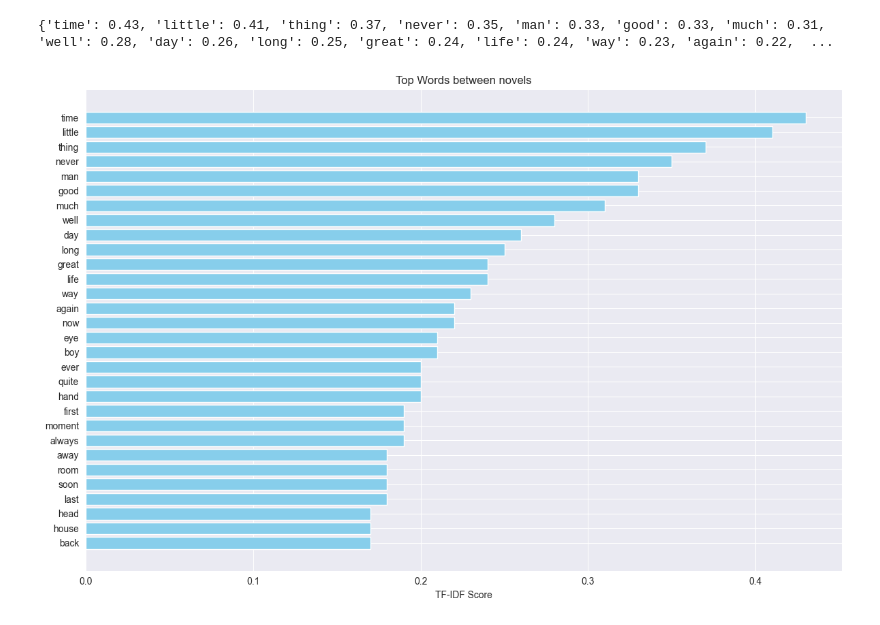
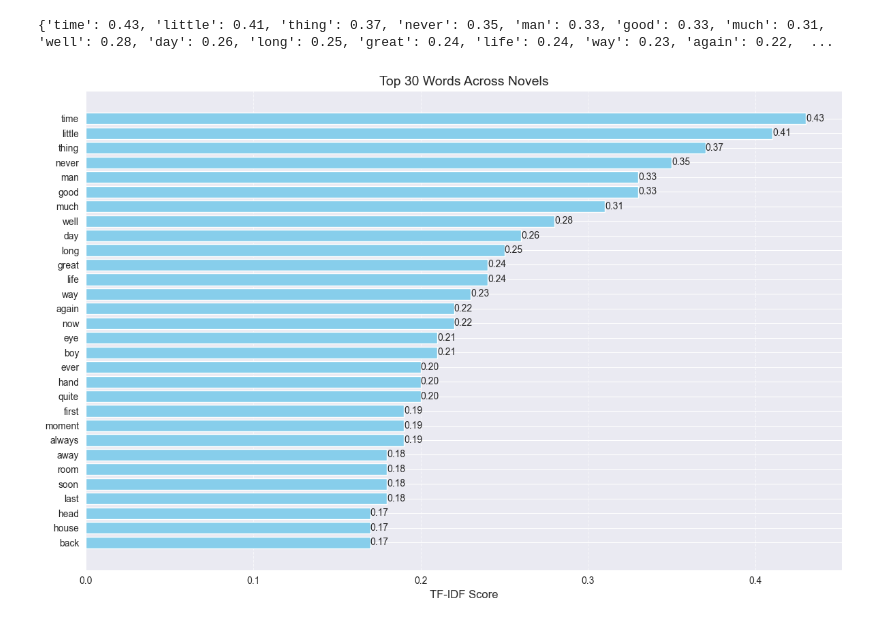
Before and after one commit to BenjaSar/novelBot, a Jupyter notebook: EDA.ipynb, the cells around one changed output. Saved outputs shown, nothing was run; the diff lists cells and outputs as text; code cells hidden in the pictures.

```diff
--- a/EDA.ipynb
+++ b/EDA.ipynb
@@ -134,7 +134,6 @@ Word count: 78988
 def cleaning_text(text: str, remove_stopwords:bool = True) -> str:
     """Perform cleaning on text."""
     # Normalize chapter/section headings (e.g., "Chapter I" -> "\nChapter I")
-
     text = re.sub(
         r'(?<!\n)\b(CHAPTER|Chapter|Ch\.?|Section|Sec\.?)\s+([IVXLCDM0-9]+\.?)(?=\s|$)',
         r'\n\1 \2',
@@ -159,7 +158,7 @@ def cleaning_text(text: str, remove_stopwords:bool = True) -> str:
 
     if remove_stopwords:
         tokens = text.split()
-        stop_words = set(stopwords.words('english'))
+        stop_words = set(stopwords.words('english') + ["'s","could","would"])
         filtered_tokens = [word for word in tokens if word.lower() not in stop_words]
         text = ' '.join(filtered_tokens)
         text = text.strip()
@@ -302,7 +317,7 @@ for name_corpus, details in initial_clean.items():
     text_preprocessed = process_text(text, min_tokens=2)
     text_normalized = normalize_tokens(text_preprocessed)
     text_processed = list(itertools.chain.from_iterable(text_normalized))
-    word_not_count = ['alice', 'tom', 'elizabeth', 'dorian', 'darcy', 'bennet', 'jane', 'henry', 'harry']
+    word_not_count = ['alice', 'tom', 'elizabeth', 'dorian', 'darcy', 'bennet', 'jane', 'henry', 'harry', 'joe', 'collins']
     filtered_words = [word for word in text_processed if word.lower() not in word_not_count]
     word_frequency = Counter(filtered_words)
     corpus_tokenized[name_corpus] = {
@@ -310,7 +325,7 @@ for name_corpus, details in initial_clean.items():
         "book_name": details["book_title"],
         "sentences_tokens": text_normalized,
         "sentences": text_processed,
-        "word_frequency": word_frequency
+        "word_frequency": word_frequency,
     }
     sns.set_style('darkgrid')
     fig = plt.subplots(figsize=(15, 10))
@@ -329,6 +344,7 @@ def count_tokens(processed_sentences):
     return sum(len(s) for s in processed_sentences)
 # %%
 for _, properties in corpus_tokenized.items():
+    flat_words= []
     name = properties["book_name"]
     print(f"Corpus name: {name}")
     word_freq = properties['word_frequency']
@@ -338,5 +354,10 @@ for _, properties in corpus_tokenized.items():
         if count > 200:
             print(f"Word '{word}' occurs {count} times")
     print("-----------")
+    wci_tokenized =  WordCloud(width=800, height=400, max_words=100, max_font_size= 50, background_color='white').generate_from_frequencies(word_freq)
+    plt.figure(figsize=(10, 5))
+    plt.imshow(wci_tokenized, interpolation='bilinear')
+    plt.axis('off') # Turn off the axis
+    plt.show()
 # %% [output]
 Corpus name: pride_and_prejudice
@@ -453,19 +487,35 @@ print(most_common_token)
 # %% [output]
 {'time': 0.43, 'little': 0.41, 'thing': 0.37, 'never': 0.35, 'man': 0.33, 'good': 0.33, 'much': 0.31, 'well': 0.28, 'day': 0.26, 'long': 0.25, 'great': 0.24, 'life': 0.24, 'way': 0.23, 'again': 0.22,  ...
 # %%
-# Sort and limit
-sorted_items = sorted(most_common_token.items(), key=lambda x: -x[1])[:30]
+import matplotlib.pyplot as plt
 
-# Prepare lists
-words = [item[0] for item in sorted_items]
-scores = [item[1] for item in sorted_items]
+# Sort tokens by score (descending) and keep top 30
+top_tokens = sorted(most_common_token.items(), key=lambda item: item[1], reverse=True)[:30]
 
+# Split into separate lists for plotting
+words, scores = zip(*top_tokens)  # zip(*) is cleaner than list comprehensions
+
+# Plot horizontal bar chart
 plt.figure(figsize=(12, 8))
-plt.barh(words, scores, color='skyblue')
-plt.xlabel("TF-IDF Score")
-plt.title("Top Words between novels")
+bars = plt.barh(words, scores, color='skyblue')
+
+# Label axes and title
+plt.xlabel("TF-IDF Score", fontsize=12)
+plt.title("Top 30 Words Across Novels", fontsize=14)
+
+# Add grid lines for readability
+plt.grid(axis='x', linestyle='--', alpha=0.7)
+
+# Annotate bars with scores
+for bar, score in zip(bars, scores):
+    plt.text(score, bar.get_y() + bar.get_height()/2,
+             f'{score:.2f}',
+             va='center', ha='left', fontsize=10)
+
+# Highest score at the top
 plt.gca().invert_yaxis()
+
 plt.tight_layout()
 plt.show()
 # %% [output]
-[figure, old version]
+[figure, new version]
```
Also changed, not shown: parts of 3 cells of this notebook, 2 other files.
